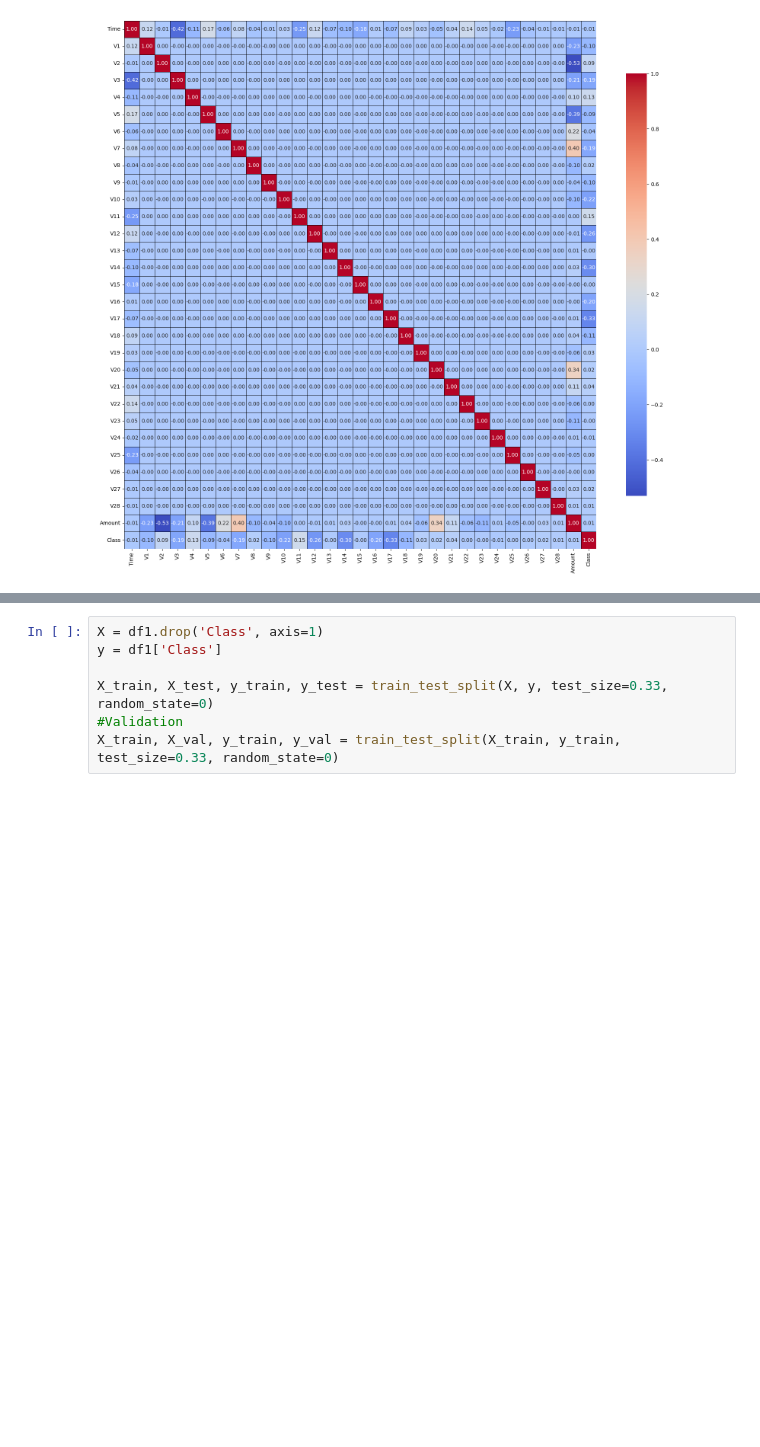
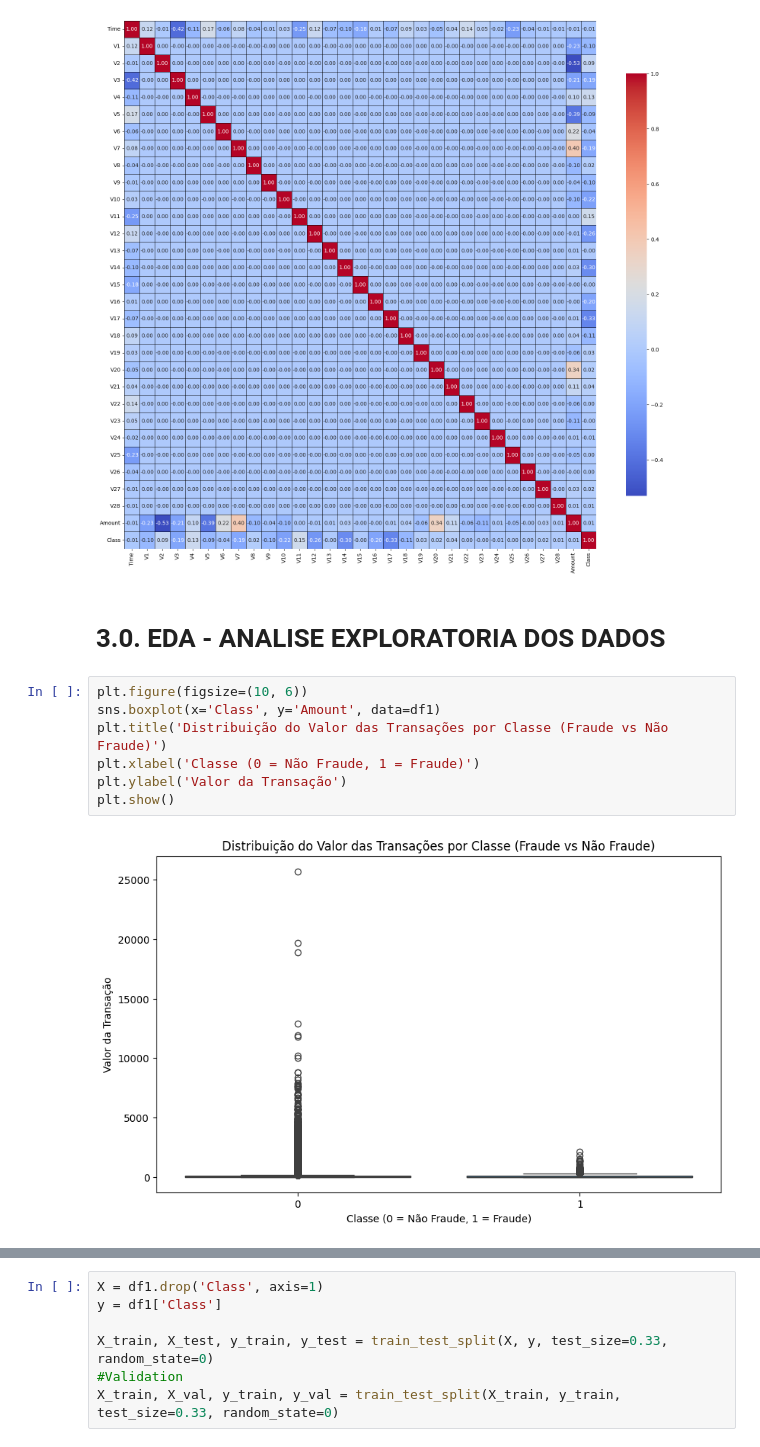
Before and after one commit to pammagalhaes/fraud_detection, a Jupyter notebook: fraud_detection.ipynb, the cells around one changed output, grey strips where cells are left out. Drawn from its saved outputs; the diff is of its cells as text; blank space fills up the shorter version.

```diff
--- a/fraud_detection.ipynb
+++ b/fraud_detection.ipynb
@@ -179,4 +167,15 @@ plt.xticks(rotation=90)
 plt.show()
 # %% [output]
 [figure]
+# %% [markdown]
+# 3.0. EDA - ANALISE EXPLORATORIA DOS DADOS
+# %%
+plt.figure(figsize=(10, 6))
+sns.boxplot(x='Class', y='Amount', data=df1)
+plt.title('Distribuição do Valor das Transações por Classe (Fraude vs Não Fraude)')
+plt.xlabel('Classe (0 = Não Fraude, 1 = Fraude)')
+plt.ylabel('Valor da Transação')
+plt.show()
+# %% [output]
+[figure, added]
 # %% [markdown]
```
Also changed, not shown: parts of 38 cells of this notebook.
